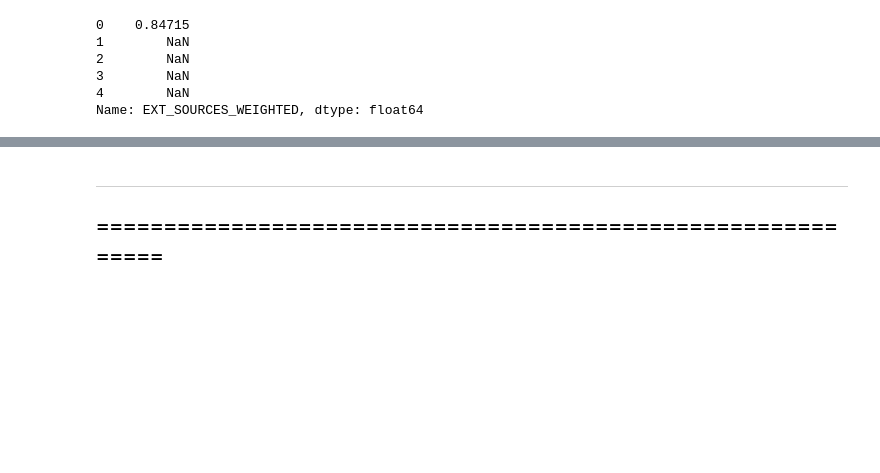
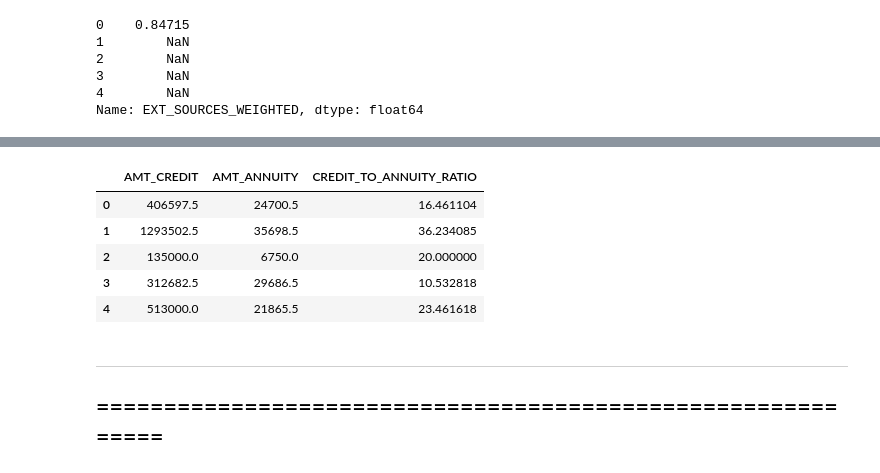
Before and after one commit to ecjang/pages, a Jupyter notebook: Kaggle/003_MultiClass_Classification_HomeCredit_LightGBM_7th.ipynb, the cells around one changed output, grey strips where cells are left out. Cells and saved outputs as stored; diff of their text form; code cells hidden in the pictures; blank space fills up the shorter version.

```diff
--- a/Kaggle/003_MultiClass_Classification_HomeCredit_LightGBM_7th.ipynb
+++ b/Kaggle/003_MultiClass_Classification_HomeCredit_LightGBM_7th.ipynb
@@ -266,3 +324,13 @@ Name: EXT_SOURCES_WEIGHTED, dtype: float64
+# %%
+
+df[['AMT_CREDIT', 'AMT_ANNUITY', 'CREDIT_TO_ANNUITY_RATIO']].head()
+# %% [output]
+|  | AMT_CREDIT | AMT_ANNUITY | CREDIT_TO_ANNUITY_RATIO |
+| 0 | 406597.5 | 24700.5 | 16.461104 |
+| 1 | 1293502.5 | 35698.5 | 36.234085 |
+| 2 | 135000.0 | 6750.0 | 20.000000 |
+| 3 | 312682.5 | 29686.5 | 10.532818 |
+| 4 | 513000.0 | 21865.5 | 23.461618 |
 # %% [markdown]
 ----
 ============================================================
```
Also changed, not shown: parts of 14 cells of this notebook.
